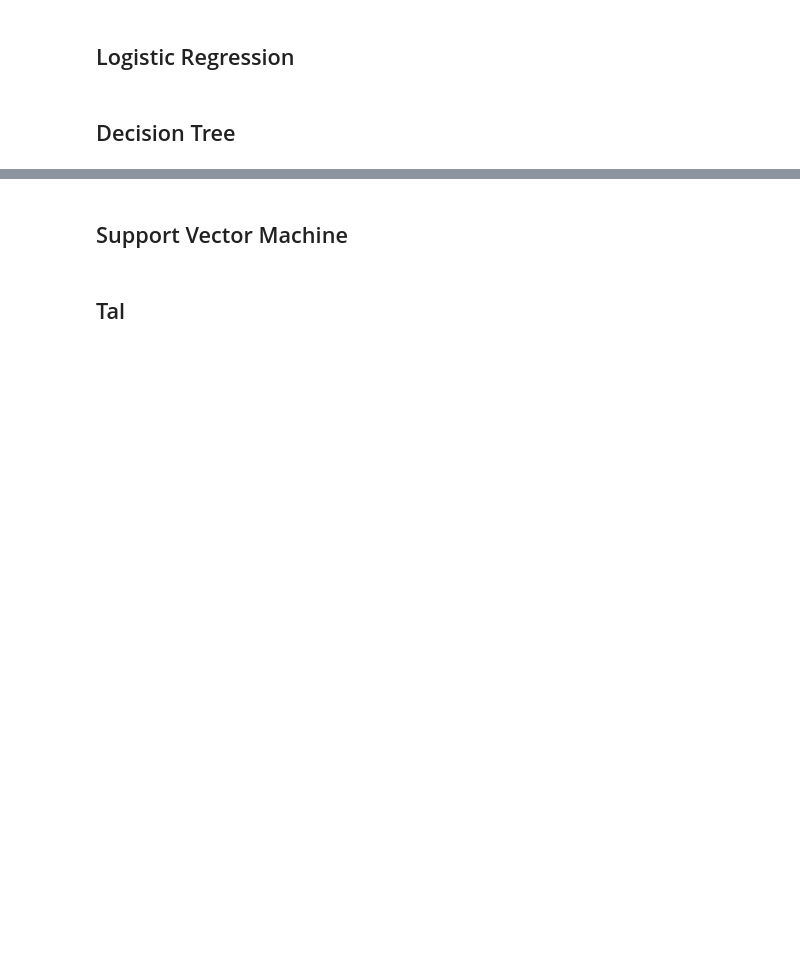
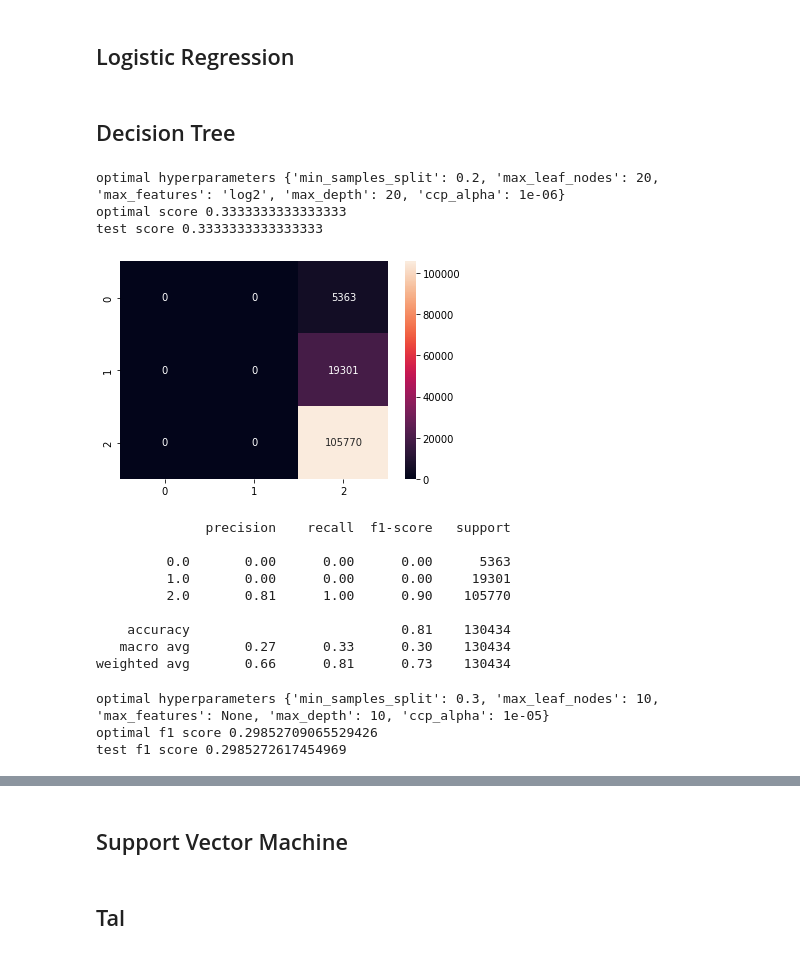
Before and after one commit to kmohebbizadeh/AML-Tree-Census-Project, a Jupyter notebook: main_script.ipynb, the cells around one changed output, grey strips where cells are left out. Saved outputs shown, nothing was run; the diff lists cells and outputs as text; code cells hidden in the pictures; blank space fills up the shorter version.

```diff
--- a/main_script.ipynb
+++ b/main_script.ipynb
@@ -314,29 +314,20 @@ x_smote, y_smote = smote.fit_resample(x_train, y_train)
 ## Decision Tree
 # %%
 # function to evaluate the model
+# no scaling on diameters
+from sklearn.metrics import accuracy_score, f1_score, confusion_matrix,classification_report
+import warnings
+warnings.filterwarnings('ignore')
+# function to evaluate the model
+# no need for scaling
 def model_result(model, x_train, y_train, x_test, y_test):
     model.fit(x_train, y_train)
-    y_train_predict = model.predict(x_train)
-    y_test_predict = model.predict(x_test)
-
-    # accuracy scores
-    acc_train = accuracy_score(y_train,y_train_predict)
-    acc_test = accuracy_score(y_test,y_test_predict)
-
-    # print training and testing accuracy
-    print("Accuracy of Training data: ", acc_train)
-    print("Accuracy of Testing data: ", acc_test)
-
-    # print train and test f1 score
-    f1_train = f1_score(y_train, y_train_predict , average='weighted')
-    f1_test = f1_score(y_test, y_test_predict , average='weighted')
-    print("weigted f1 of Training data: ", f1_train)
-    print("weigted f1 of Testing data: ", f1_test)
-
     # confusion_matrix
     cf = confusion_matrix(y_test, model.predict(x_test))
     sns.heatmap(cf, annot = True, fmt = 'g')
     plt.show()
+    # result plot
+    print(classification_report(y_test, model.predict(x_test)))
 # %%
 # function to fit and tune the model
 def dt_select(x_train,y_train,score):
@@ -359,20 +350,35 @@ def dt_select(x_train,y_train,score):
     return randomized_model
 # %%
 # random stratified sampling
-# accuracy as scoring metric
-random_best = dt_select(x_train,y_train,'accuracy')
+# recall as scoring metric
+random_best = dt_select(x_train,y_train,'recall_macro')
 print("optimal hyperparameters",random_best.best_params_)
-print("optimal accuracy score", random_best.best_score_)
-print("test accuracy score",random_best.score(x_test,y_test))
+print("optimal score", random_best.best_score_)
+print("test score",random_best.score(x_test,y_test))
 
-#accuracy as metric for hyperparamter tuning
+#recall as metric for hyperparamter tuning
 model_result(random_best, x_train, y_train, x_test, y_test)
-
-#f1 as scoring metric
-random_best_f1 = dt_select(x_train,y_train,'f1_weighted')
-print("optimal hyperparameters",random_best_f1.best_params_)
-print("optimal f1 score", random_best_f1.best_score_)
-print("test f1 score",random_best_f1.score(x_test,y_test))
-
-#f1 as metric for hyperparamter tuning
-model_result(random_best_f1, x_train, y_train, x_test, y_test)
+# %% [output]
+optimal hyperparameters {'min_samples_split': 0.2, 'max_leaf_nodes': 20, 'max_features': 'log2', 'max_depth': 20, 'ccp_alpha': 1e-06}
+optimal score 0.3333333333333333
+test score 0.3333333333333333
+[figure, added]
+              precision    recall  f1-score   support
+
+         0.0       0.00      0.00      0.00      5363
+         1.0       0.00      0.00      0.00     19301
+         2.0       0.81      1.00      0.90    105770
+
+    accuracy                           0.81    130434
+   macro avg       0.27      0.33      0.30    130434
+weighted avg       0.66      0.81      0.73    130434
+# %%
+#f1 as scoring metric
+random_best = dt_select(x_train,y_train,'f1_macro')
+print("optimal hyperparameters",random_best.best_params_)
+print("optimal f1 score", random_best.best_score_)
+print("test f1 score",random_best.score(x_test,y_test))
+# %% [output]
+optimal hyperparameters {'min_samples_split': 0.3, 'max_leaf_nodes': 10, 'max_features': None, 'max_depth': 10, 'ccp_alpha': 1e-05}
+optimal f1 score 0.29852709065529426
+test f1 score 0.2985272617454969
```
Also changed, not shown: parts of 7 cells of this notebook.
